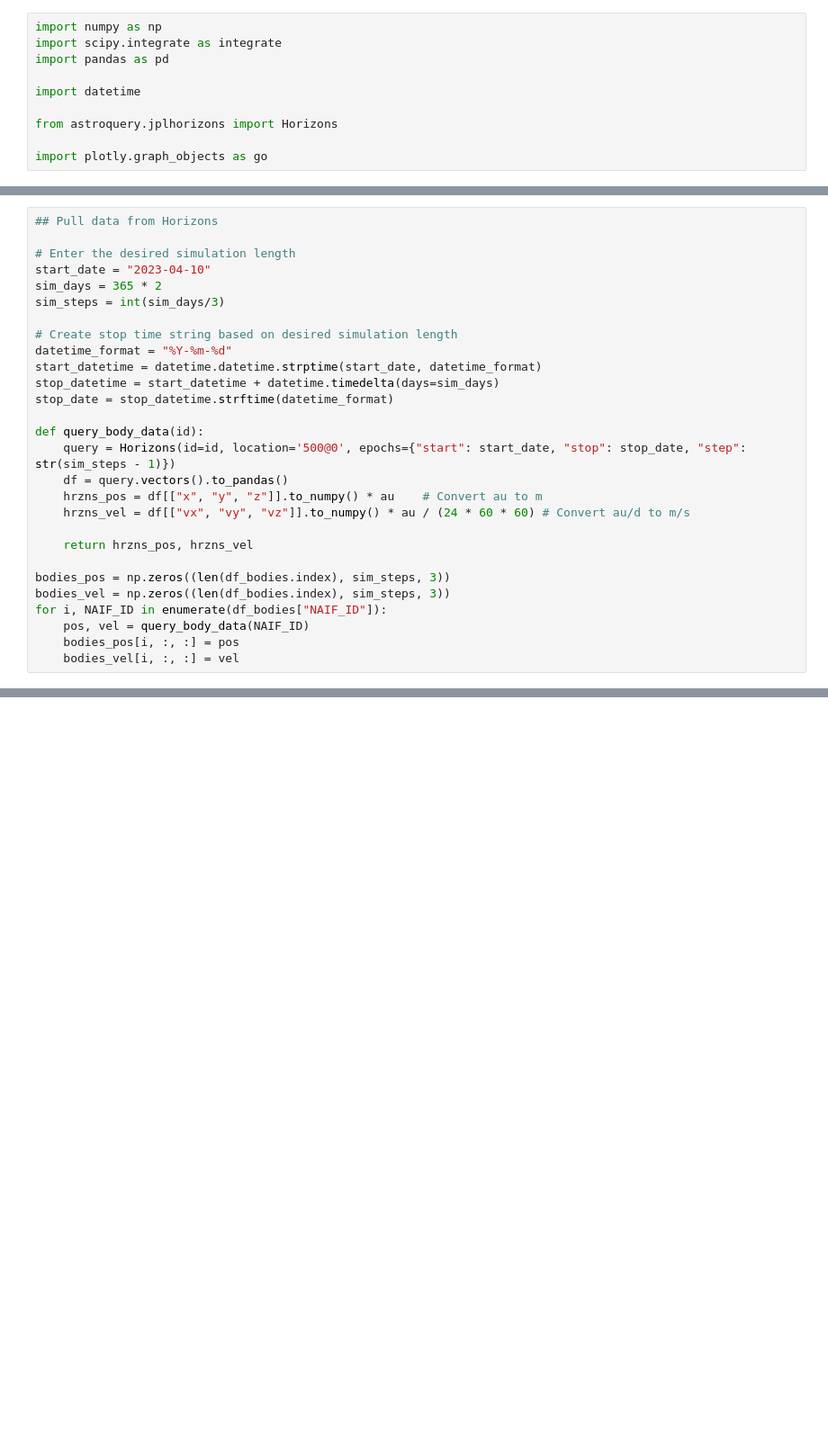
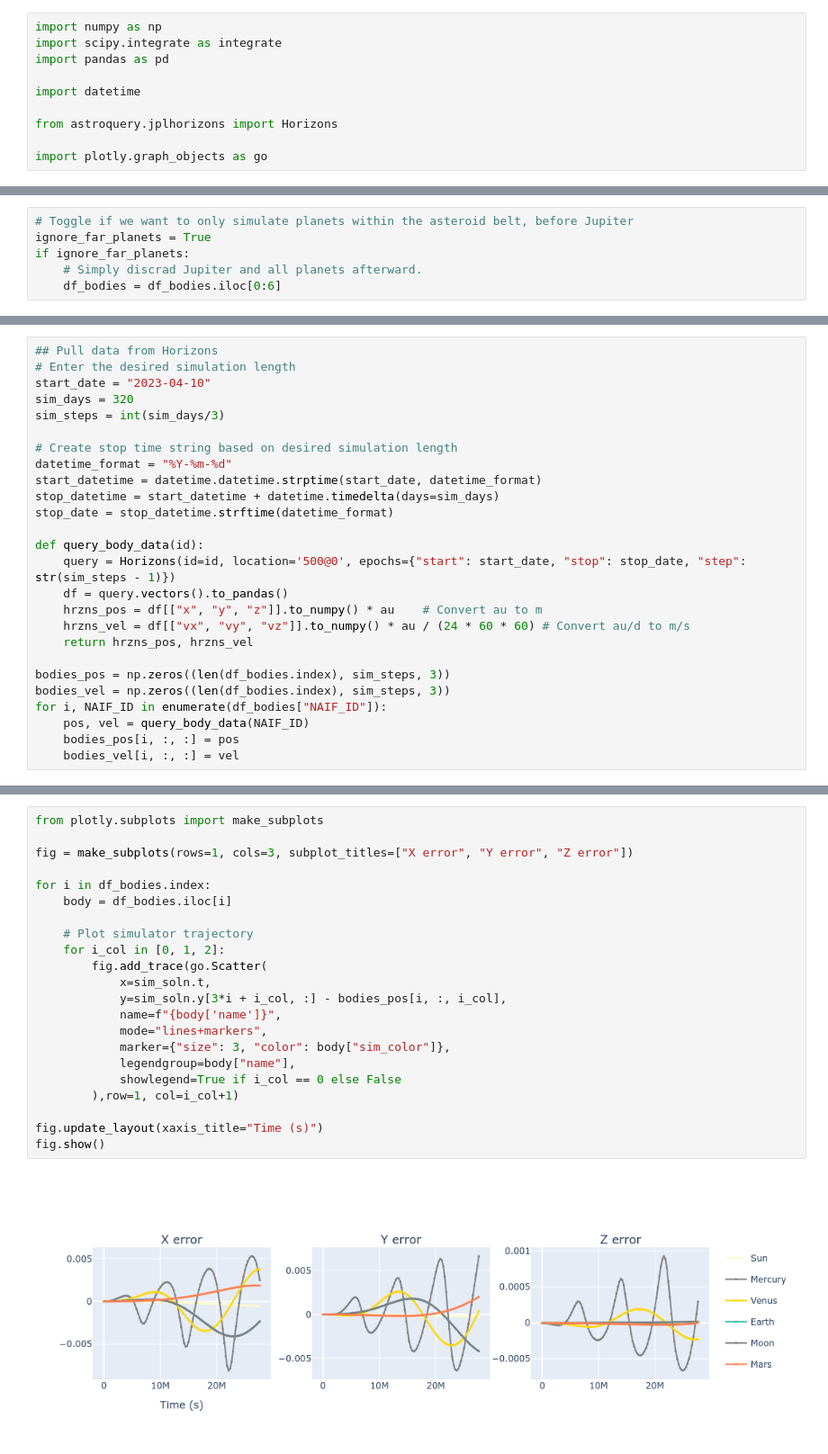
Before and after one commit to wfan19/scicomp-p3-asteroid_sim, a Jupyter notebook: Asteroid Sim.ipynb, the cells around one changed output, grey strips where cells are left out. Shown at 90% size. Cells and saved outputs as stored; diff of their text form; blank space fills up the shorter version.

```diff
--- a/Asteroid Sim.ipynb
+++ b/Asteroid Sim.ipynb
@@ -78,0 +94,6 @@ if ignore_far_planets:
+# %%
+# Toggle if we want to only simulate planets within the asteroid belt, before Jupiter
+ignore_far_planets = True
+if ignore_far_planets:
+    # Simply discrad Jupiter and all planets afterward.
+    df_bodies = df_bodies.iloc[0:6]
@@ -79,9 +107,8 @@ if ignore_far_planets:
 # %%
 ## Pull data from Horizons
-
 # Enter the desired simulation length
 start_date = "2023-04-10"
-sim_days = 365 * 2
+sim_days = 320
 sim_steps = int(sim_days/3)
 
 # Create stop time string based on desired simulation length
@@ -95,7 +122,6 @@ def query_body_data(id):
     df = query.vectors().to_pandas()
     hrzns_pos = df[["x", "y", "z"]].to_numpy() * au    # Convert au to m
     hrzns_vel = df[["vx", "vy", "vz"]].to_numpy() * au / (24 * 60 * 60) # Convert au/d to m/s
-
     return hrzns_pos, hrzns_vel
 
 bodies_pos = np.zeros((len(df_bodies.index), sim_steps, 3))
@@ -193,0 +284,24 @@ fig.show()
+# %%
+from plotly.subplots import make_subplots
+
+fig = make_subplots(rows=1, cols=3, subplot_titles=["X error", "Y error", "Z error"])
+
+for i in df_bodies.index:
+    body = df_bodies.iloc[i]
+
+    # Plot simulator trajectory
+    for i_col in [0, 1, 2]:
+        fig.add_trace(go.Scatter(
+            x=sim_soln.t,
+            y=sim_soln.y[3*i + i_col, :] - bodies_pos[i, :, i_col],
+            name=f"{body['name']}",
+            mode="lines+markers",
+            marker={"size": 3, "color": body["sim_color"]},
+            legendgroup=body["name"],
+            showlegend=True if i_col == 0 else False
+        ),row=1, col=i_col+1)
+
+fig.update_layout(xaxis_title="Time (s)")
+fig.show()
+# %% [output]
+[figure, added]
```
Also changed, not shown: parts of 16 cells of this notebook.
